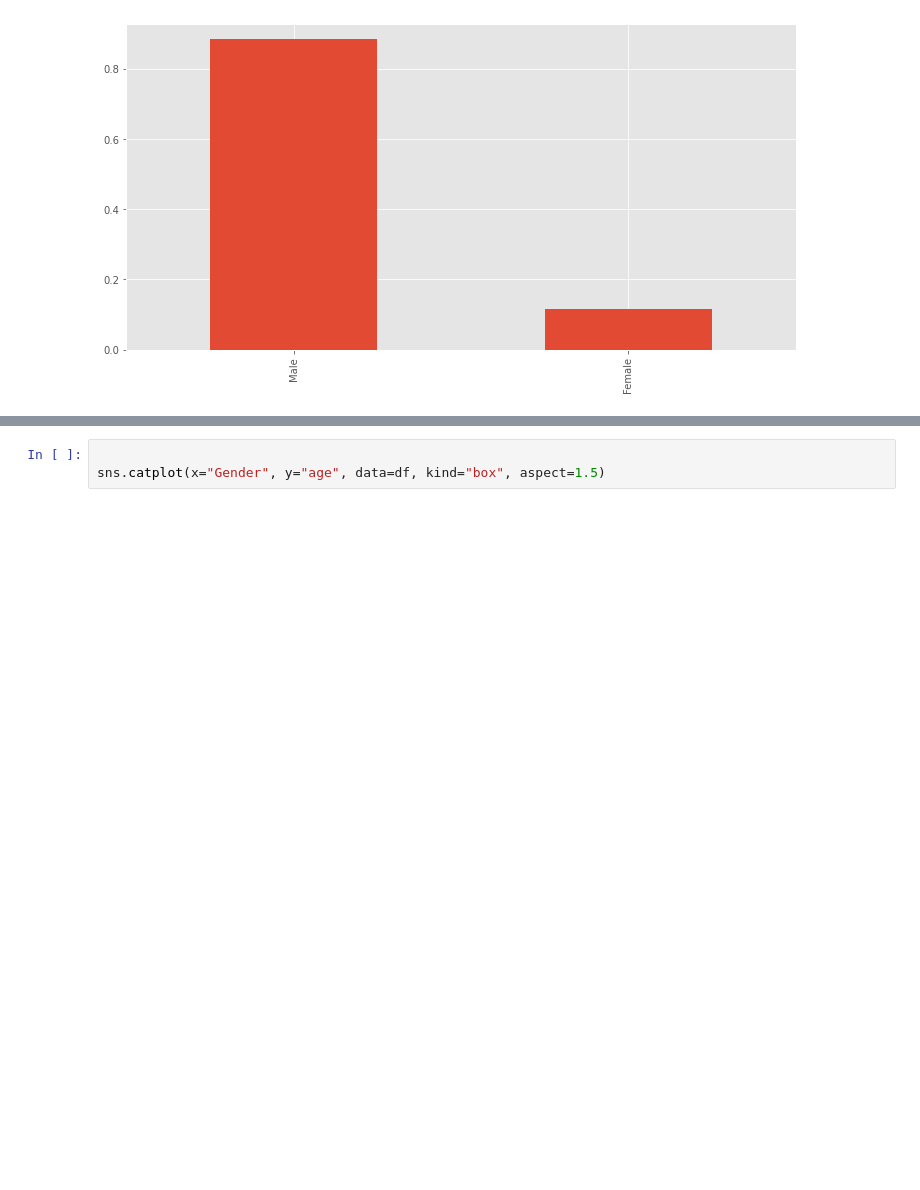
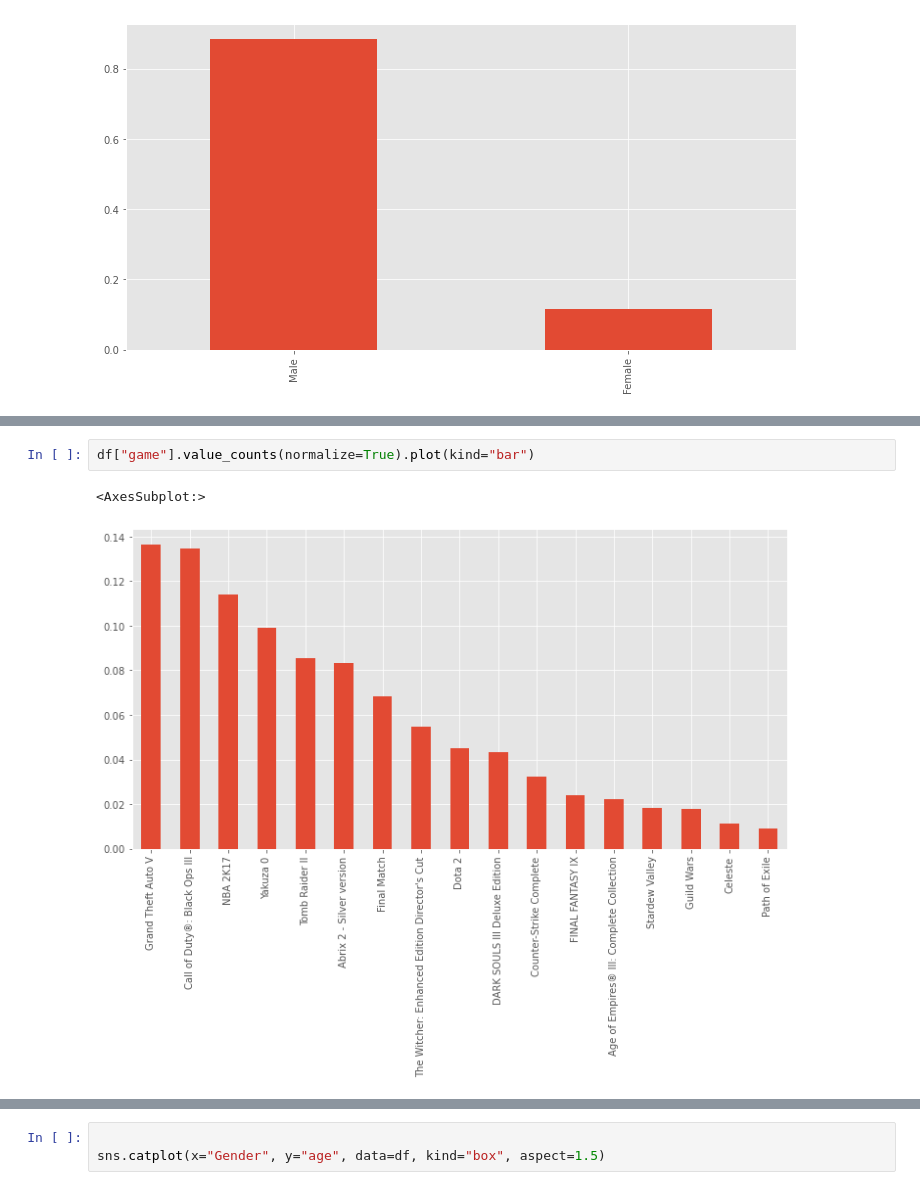
Before and after one commit to OmarEmad313/video-game-recommendation, a Jupyter notebook: Video game recommendation with extincive user feature analysis/Game recommendation-checkpoint.ipynb, the cells around one changed output, grey strips where cells are left out. Cells and saved outputs as stored; diff of their text form; blank space fills up the shorter version.

```diff
--- a/Game recommendation-checkpoint.ipynb
+++ b/Video game recommendation with extincive user feature analysis/Game recommendation-checkpoint.ipynb
@@ -258,0 +257,5 @@ df["Education"].value_counts(normalize=True).plot(kind="bar")
+# %%
+df["game"].value_counts(normalize=True).plot(kind="bar")
+# %% [output]
+<AxesSubplot:>
+[figure, added]
```
Also changed, not shown: parts of 23 cells of this notebook, 6 other files.
